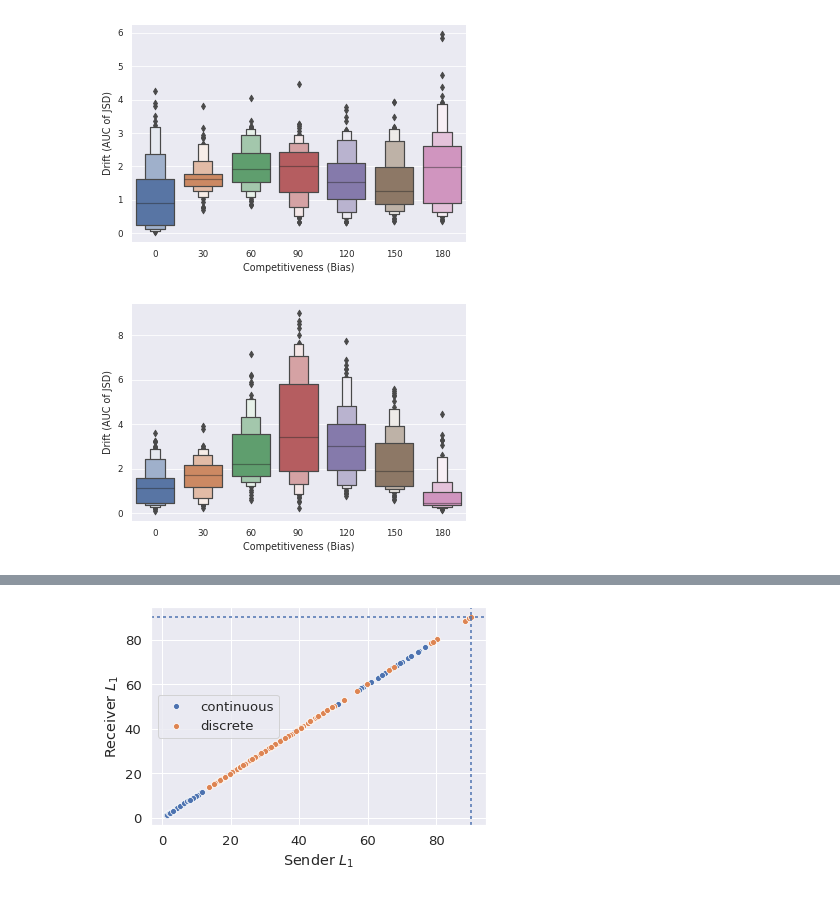
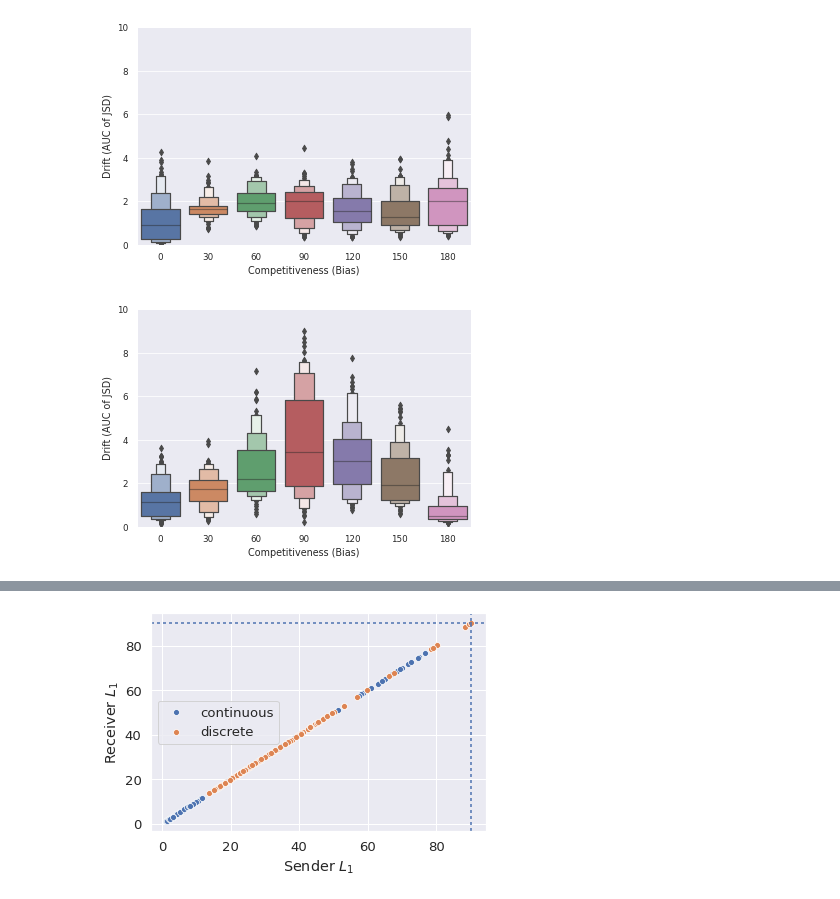
Before and after one commit to mnoukhov/emergent-compete, a Jupyter notebook: notebooks/Hyperparam Search Plots.ipynb, the cells around one changed output, grey strips where cells are left out. Cells and saved outputs as stored; diff of their text form; code cells hidden in the pictures.

```diff
--- a/notebooks/Hyperparam Search Plots.ipynb
+++ b/notebooks/Hyperparam Search Plots.ipynb
@@ -73,24 +73,25 @@ results_path = Path('/mnt/home/emergent-compete/results')
 # %%
 dfs = []
 
 for bias in [0,3,6,9,12,15,18]:
     path = log_path / f'cat-deter-drift-search-bias{bias}'
     _, _, drift = all_metrics(path)
     dfs.append(pd.DataFrame({'drift': drift, 'bias': bias*10}))
 
 
 drift_df = pd.concat(dfs, ignore_index=True)
 
 with sns.plotting_context('paper'):
     # sns.set(font_scale=1.2)
-    sns.boxenplot(x='bias', y='drift', data=drift_df )
+    sns.boxenplot(x='bias', y='drift', data=drift_df)
     plt.xlabel(r'Competitiveness (Bias)')
     plt.ylabel(r'Drift (AUC of JSD)')
+    plt.ylim((0,10))
 
 #         plt.savefig(results_path / f'cat-deter-drift-search-hp-bias{bias}.png',  bbox_inches='tight')
 plt.show()
 # %% [output]
-[figure, old version]
+[figure, new version]
 # %%
 dfs = []
 
@@ -107,8 +108,9 @@ with sns.plotting_context('paper'):
     sns.boxenplot(x='bias', y='drift', data=drift_df )
     plt.xlabel(r'Competitiveness (Bias)')
     plt.ylabel(r'Drift (AUC of JSD)')
+    plt.ylim((0,10))
 
 #         plt.savefig(results_path / f'cat-deter-drift-search-hp-bias{bias}.png',  bbox_inches='tight')
 plt.show()
 # %% [output]
-[figure, old version]
+[figure, new version]
```
Also changed, not shown: parts of 1 cell of this notebook.
